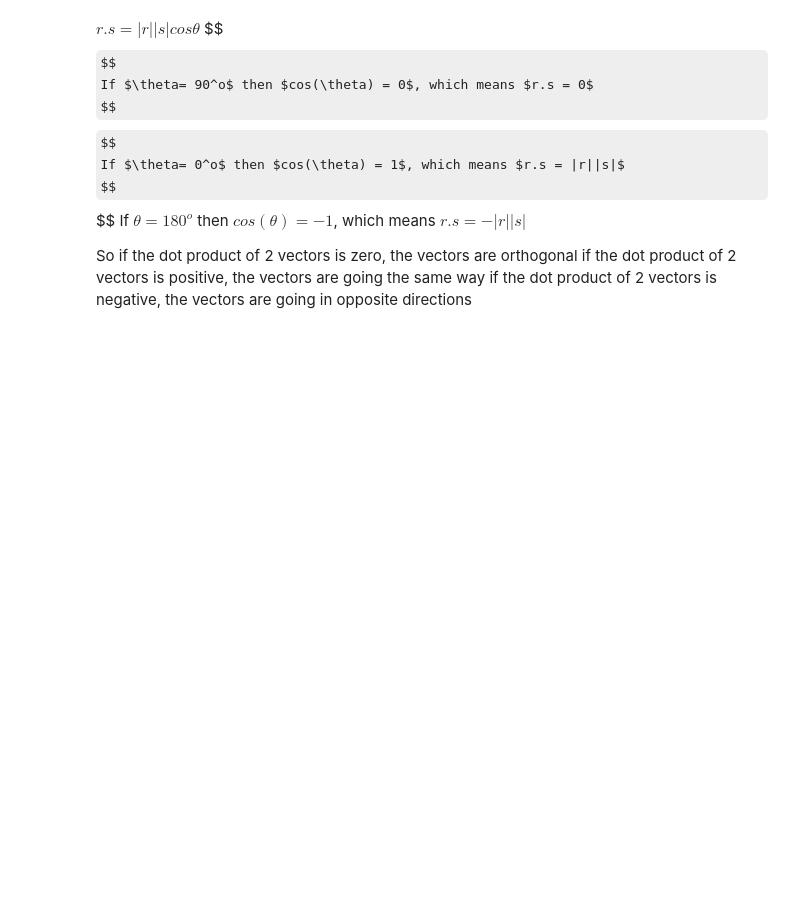
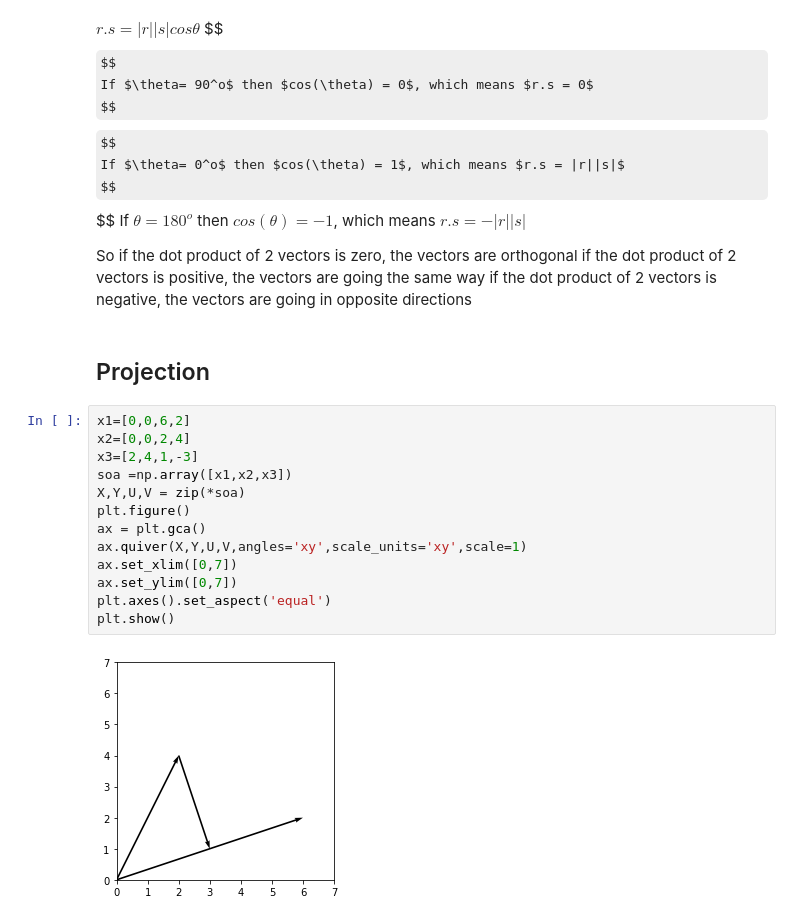
Before and after one commit to GretelDePaepe/MathForML, a Jupyter notebook: Vectors.ipynb, the cells around one changed output. Cells and saved outputs as stored; diff of their text form; some formulas as TeX source; blank space fills up the shorter version.

Commit message:
Added Projection and Summary

```diff
--- a/Vectors.ipynb
+++ b/Vectors.ipynb
@@ -349,3 +348,20 @@ So
 if the dot product of 2 vectors is zero, the vectors are orthogonal
 if the dot product of 2 vectors is positive, the vectors are going the same way
 if the dot product of 2 vectors is negative, the vectors are going in opposite directions
+# %% [markdown]
+## Projection
+# %%
+x1=[0,0,6,2]
+x2=[0,0,2,4]
+x3=[2,4,1,-3]
+soa =np.array([x1,x2,x3])
+X,Y,U,V = zip(*soa)
+plt.figure()
+ax = plt.gca()
+ax.quiver(X,Y,U,V,angles='xy',scale_units='xy',scale=1)
+ax.set_xlim([0,7])
+ax.set_ylim([0,7])
+plt.axes().set_aspect('equal')
+plt.show()
+# %% [output]
+[figure, added]
```
Also changed, not shown: parts of 15 cells of this notebook.
